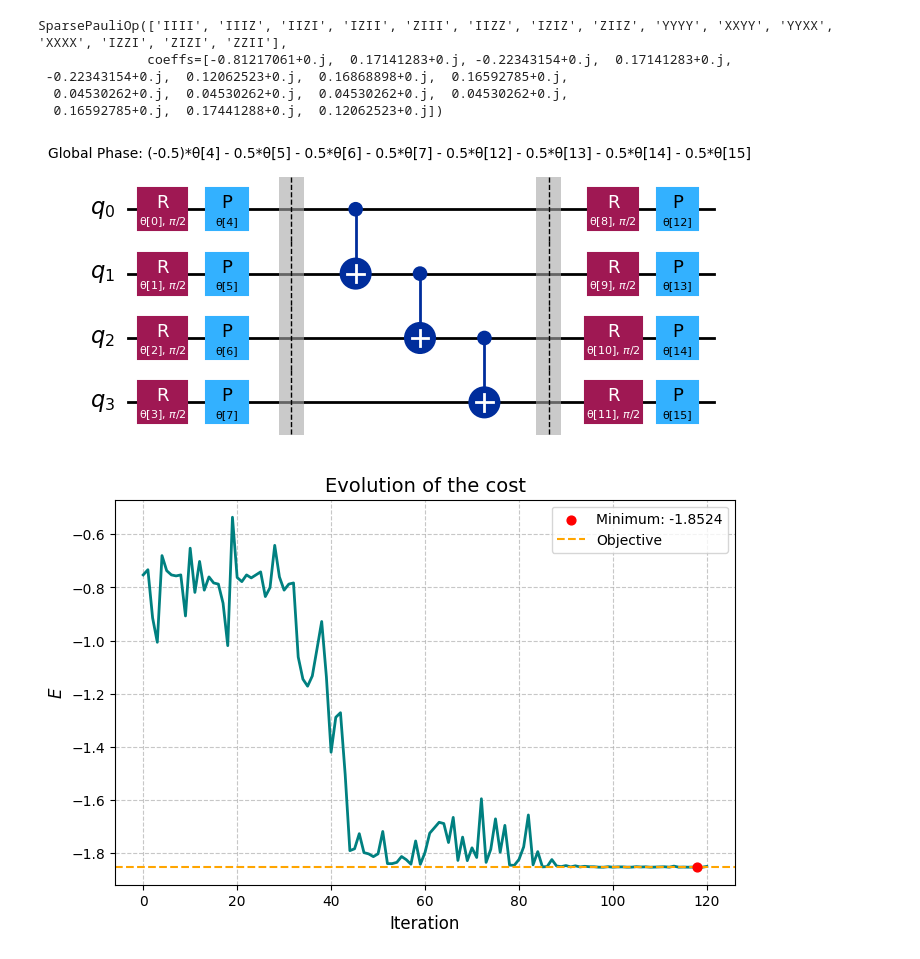
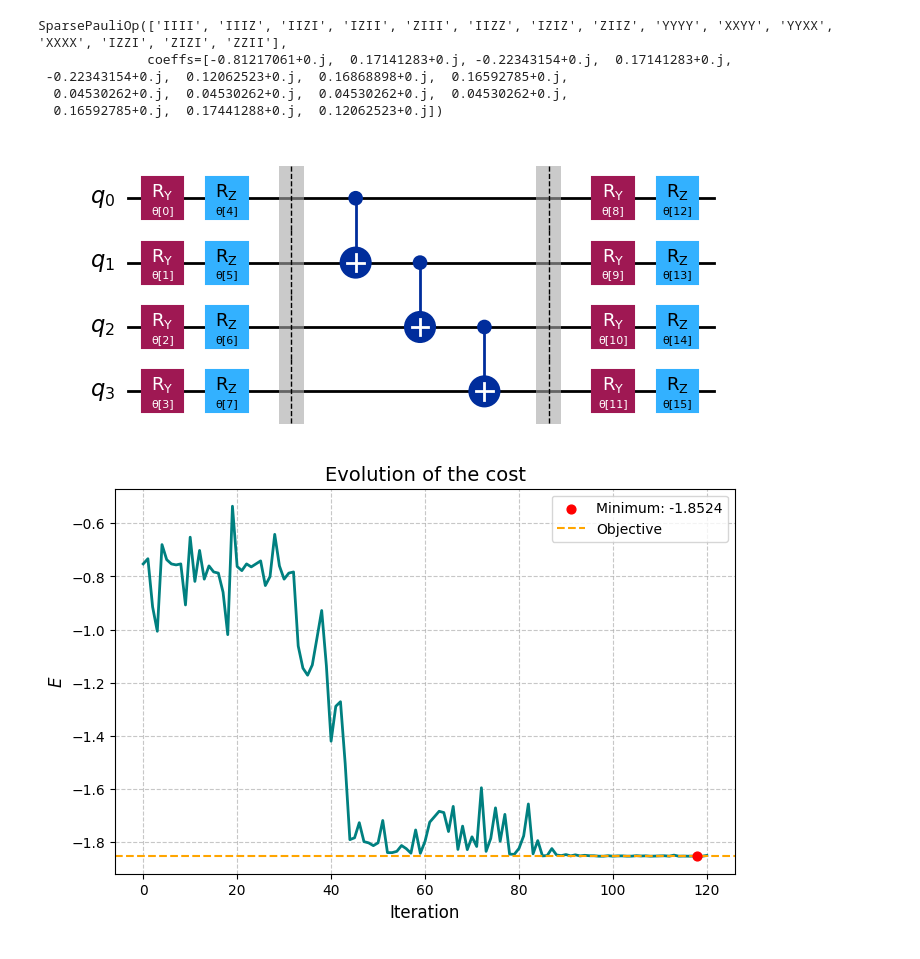
Before and after one commit to mariomeendezz/Quantum-Computing-Notebooks, a Jupyter notebook: notebooks/11. Variational Quantum Eigensolver.ipynb, the cells around one changed output. Drawn from its saved outputs; the diff is of its cells as text; code cells hidden in the pictures.

```diff
--- a/notebooks/11. Variational Quantum Eigensolver.ipynb
+++ b/notebooks/11. Variational Quantum Eigensolver.ipynb
@@ -178,14 +179,14 @@ SparsePauliOp(['IIII', 'IIIZ', 'IIZI', 'IZII', 'ZIII', 'IIZZ', 'IZIZ', 'ZIIZ', '
 # %%
 # First, we will use the hardware-efficient ansatz
 ansatz = efficient_su2(
     num_qubits=4,
     reps=1,
     entanglement="linear",
     insert_barriers=True
 )
-ansatz.decompose().draw("mpl")
+ansatz.draw("mpl")
 # %% [output]
-[figure, old version]
+[figure, new version]
 # %%
 def cost_function(params: list, ansatz, hamiltonian, estimator, cost_history):
     """
```
Also changed, not shown: parts of 10 cells of this notebook.
